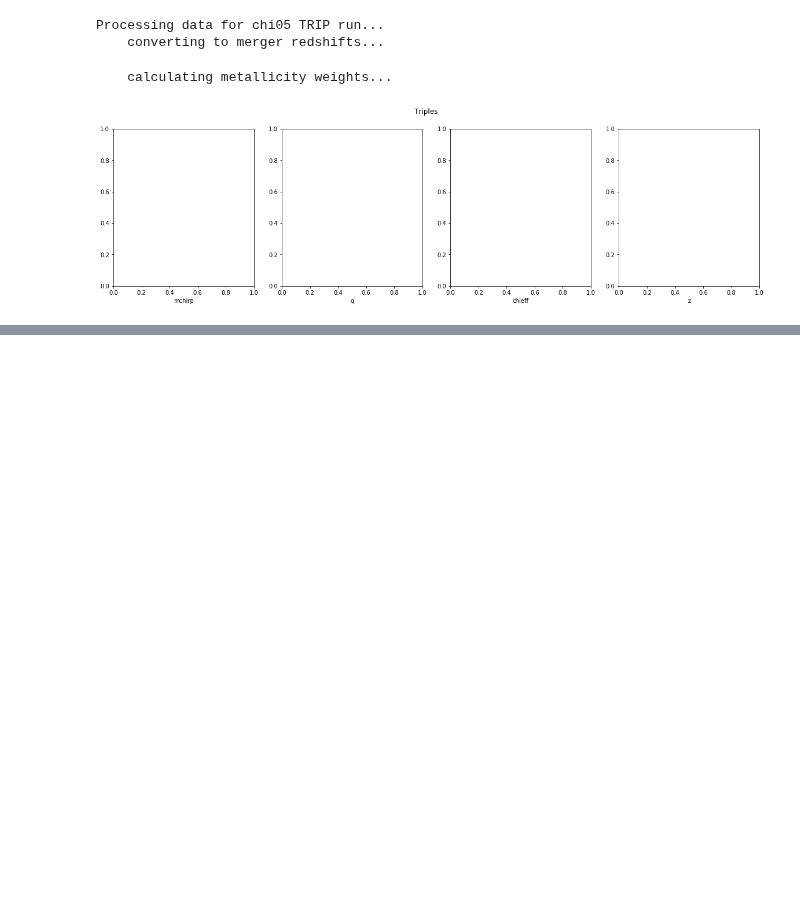
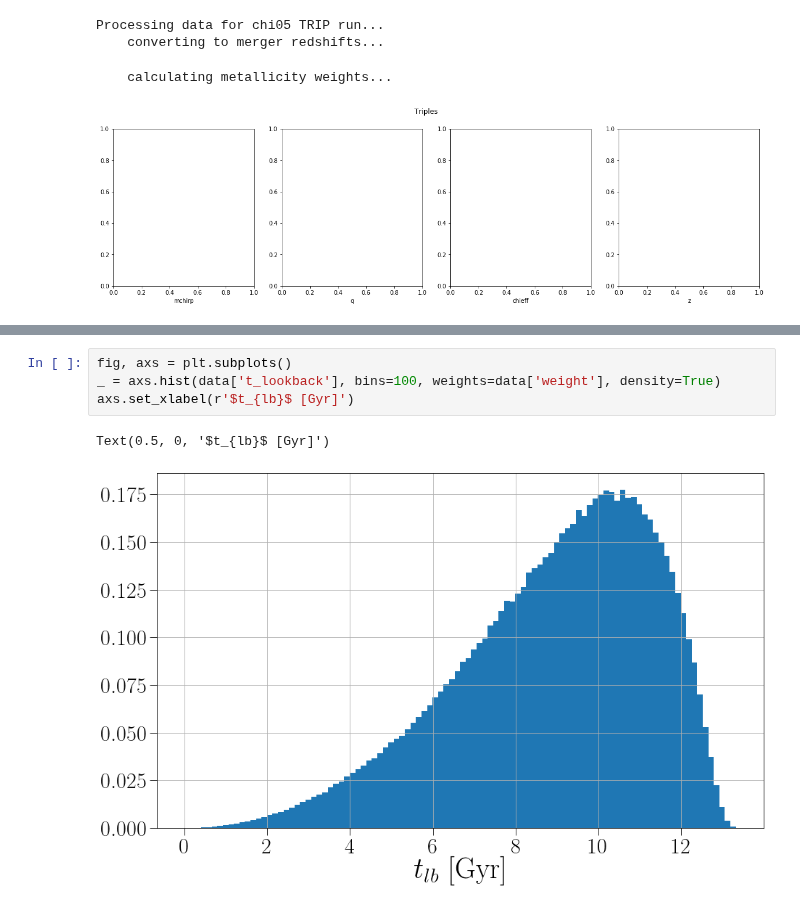
Before and after one commit to michaelzevin/model_selection, a Jupyter notebook: notebooks/process_unweighted_data.ipynb, the cells around one changed output, grey strips where cells are left out. Saved outputs shown, nothing was run; the diff lists cells and outputs as text; blank space fills up the shorter version.

```diff
--- a/notebooks/process_unweighted_data.ipynb
+++ b/notebooks/process_unweighted_data.ipynb
@@ -700,0 +739,7 @@ Processing data for chi05 TRIP run...
+# %%
+fig, axs = plt.subplots()
+_ = axs.hist(data['t_lookback'], bins=100, weights=data['weight'], density=True)
+axs.set_xlabel(r'$t_{lb}$ [Gyr]')
+# %% [output]
+Text(0.5, 0, '$t_{lb}$ [Gyr]')
+[figure, added]
```
Also changed, not shown: parts of 7 cells of this notebook, 9 other files.
